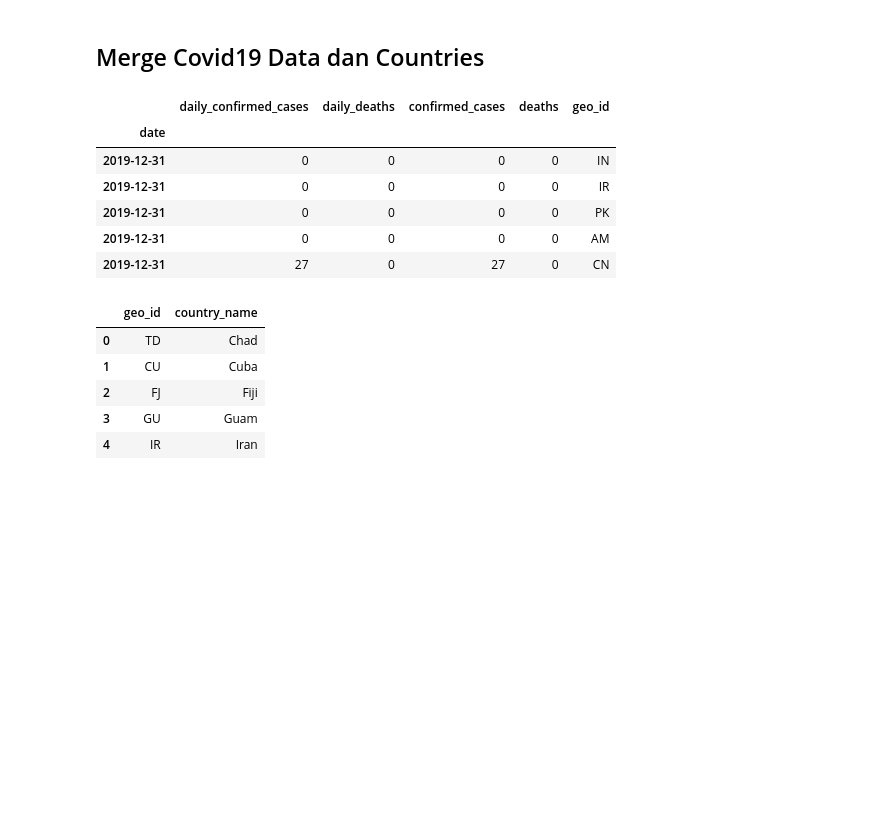
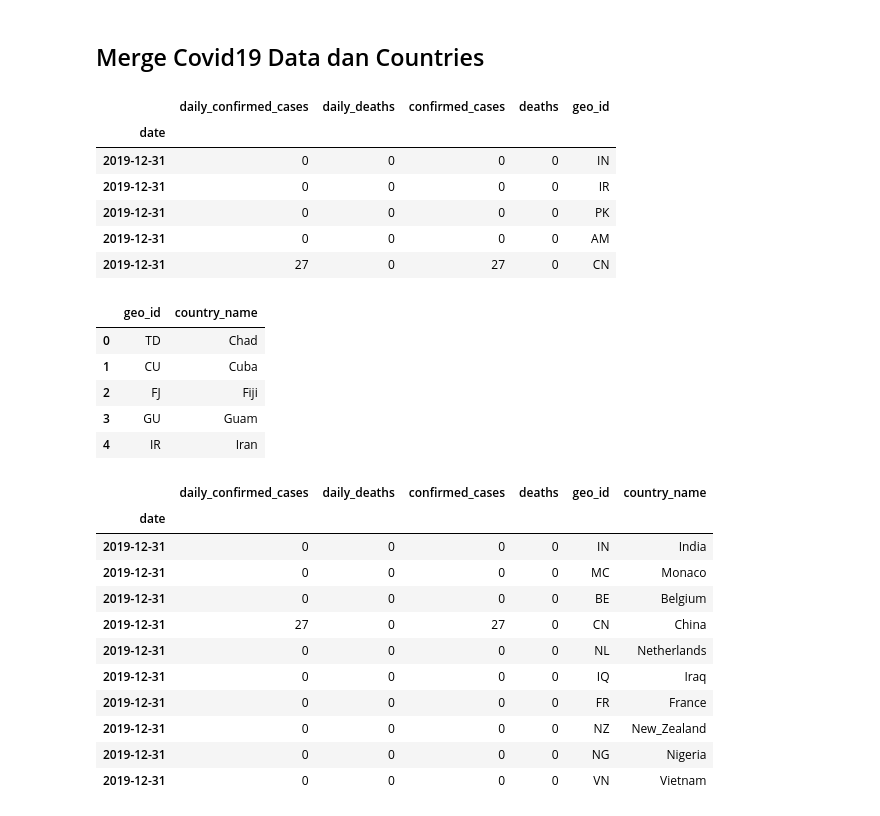
Before and after one commit to UsepSyaikalArifin/Application-File-PT-Bukit-Makmur-Mandiri-Utama-BUMA-, a Jupyter notebook: Kelas Penerapan di Industri/Data Science Project - Analisis Data COVID19 di Dunia & ASEAN/Jupyter Notebook/main.ipynb, the cells around one changed output. Cells and saved outputs as stored; diff of their text form; code cells hidden in the pictures; blank space fills up the shorter version.

```diff
--- a/Kelas Penerapan di Industri/Data Science Project - Analisis Data COVID19 di Dunia & ASEAN/Jupyter Notebook/main.ipynb
+++ b/Kelas Penerapan di Industri/Data Science Project - Analisis Data COVID19 di Dunia & ASEAN/Jupyter Notebook/main.ipynb
@@ -94,28 +94,41 @@ display(df_countries.head())
 # %%
 import numpy as np
 import pandas as pd
 
 df_covid_worlwide = pd.read_csv(r"D:\Usep Syaikal Arifin\Computer Programming\Application File\Application File PT Bukit Makmur Mandiri Utama (BUMA)\Kelas Penerapan di Industri\Data Science Project - Analisis Data COVID19 di Dunia & ASEAN\File Dokumentasi\FIle CSV\covid19_worldwide_2020.csv")
 df_covid_worlwide = df_covid_worlwide.set_index("date").sort_index()
 
 df_countries = pd.read_csv(r"D:\Usep Syaikal Arifin\Computer Programming\Application File\Application File PT Bukit Makmur Mandiri Utama (BUMA)\Kelas Penerapan di Industri\Data Science Project - Analisis Data COVID19 di Dunia & ASEAN\File Dokumentasi\FIle CSV\country_details.csv")
 
 display(df_covid_worlwide.head())
 display(df_countries.head())
 
 
 df_covid_denormalized = (df_covid_worlwide.reset_index().merge(df_countries, how="inner", on="geo_id")).set_index("date").sort_index()
+display(df_covid_denormalized.head(10))
 # %% [output]
 |  | daily_confirmed_cases | daily_deaths | confirmed_cases | deaths | geo_id |
 | date |  |  |  |  |  |
 | 2019-12-31 | 0 | 0 | 0 | 0 | IN |
 | 2019-12-31 | 0 | 0 | 0 | 0 | IR |
 | 2019-12-31 | 0 | 0 | 0 | 0 | PK |
 | 2019-12-31 | 0 | 0 | 0 | 0 | AM |
 | 2019-12-31 | 27 | 0 | 27 | 0 | CN |
 |  | geo_id | country_name |
 | 0 | TD | Chad |
 | 1 | CU | Cuba |
 | 2 | FJ | Fiji |
 | 3 | GU | Guam |
 | 4 | IR | Iran |
+|  | daily_confirmed_cases | daily_deaths | confirmed_cases | deaths | geo_id | country_name |
+| date |  |  |  |  |  |  |
+| 2019-12-31 | 0 | 0 | 0 | 0 | IN | India |
+| 2019-12-31 | 0 | 0 | 0 | 0 | MC | Monaco |
+| 2019-12-31 | 0 | 0 | 0 | 0 | BE | Belgium |
+| 2019-12-31 | 27 | 0 | 27 | 0 | CN | China |
+| 2019-12-31 | 0 | 0 | 0 | 0 | NL | Netherlands |
+| 2019-12-31 | 0 | 0 | 0 | 0 | IQ | Iraq |
+| 2019-12-31 | 0 | 0 | 0 | 0 | FR | France |
+| 2019-12-31 | 0 | 0 | 0 | 0 | NZ | New_Zealand |
+| 2019-12-31 | 0 | 0 | 0 | 0 | NG | Nigeria |
+| 2019-12-31 | 0 | 0 | 0 | 0 | VN | Vietnam |
```
Also changed, not shown: parts of 8 cells of this notebook.
